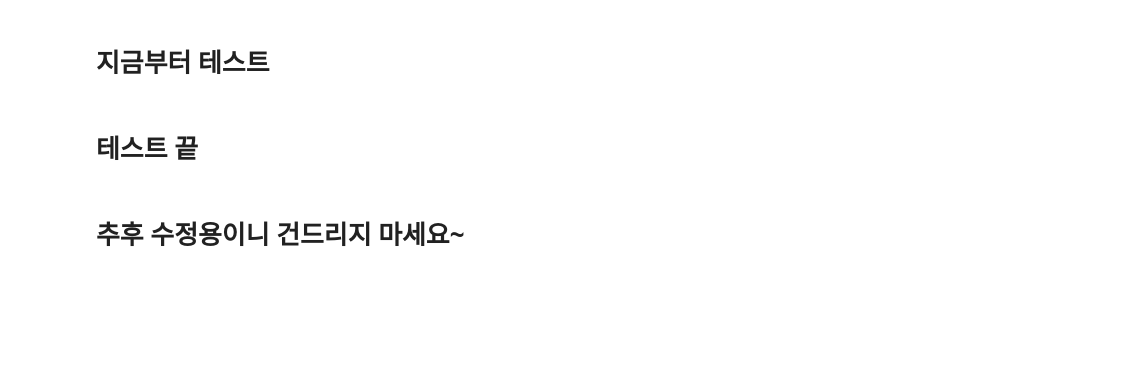
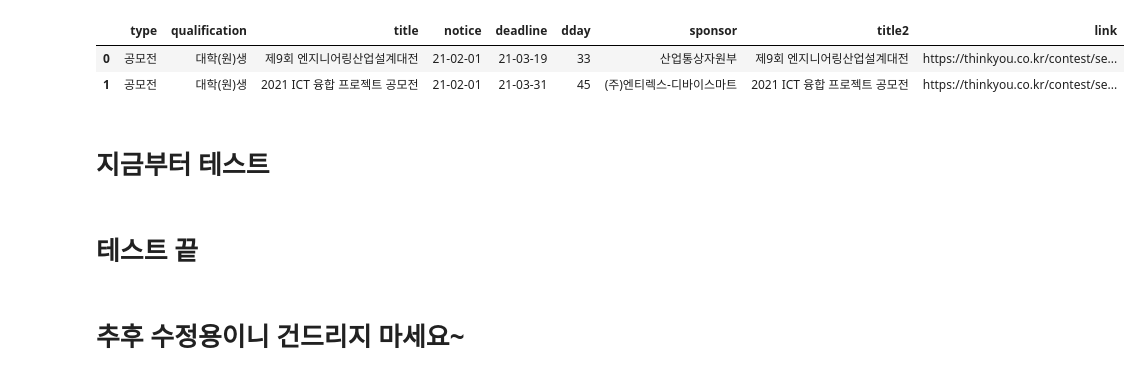
Before and after one commit to gw16/crawling_info, a Jupyter notebook: crawling_sum.ipynb, the cells around one changed output. Cells and saved outputs as stored; diff of their text form; code cells hidden in the pictures; blank space fills up the shorter version.

```diff
--- a/crawling_sum.ipynb
+++ b/crawling_sum.ipynb
@@ -347,3 +370,9 @@ def final_dreams():
+# %%
+df1_test
+# %% [output]
+|  | type | qualification | title | notice | deadline | dday | sponsor | title2 | link |
+| 0 | 공모전 | 대학(원)생 | 제9회 엔지니어링산업설계대전 | 21-02-01 | 21-03-19 | 33 | 산업통상자원부 | 제9회 엔지니어링산업설계대전 | https://thinkyou.co.kr/contest/se... |
+| 1 | 공모전 | 대학(원)생 | 2021 ICT 융합 프로젝트 공모전 | 21-02-01 | 21-03-31 | 45 | (주)엔티렉스-디바이스마트 | 2021 ICT 융합 프로젝트 공모전 | https://thinkyou.co.kr/contest/se... |
 # %% [markdown]
 # 지금부터 테스트
 # %%
```
Also changed, not shown: parts of 8 cells of this notebook.
